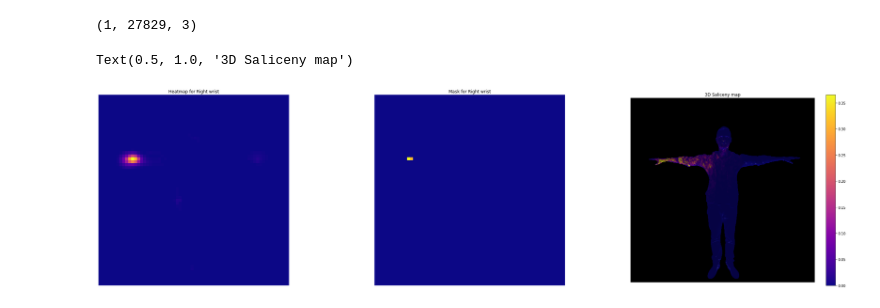
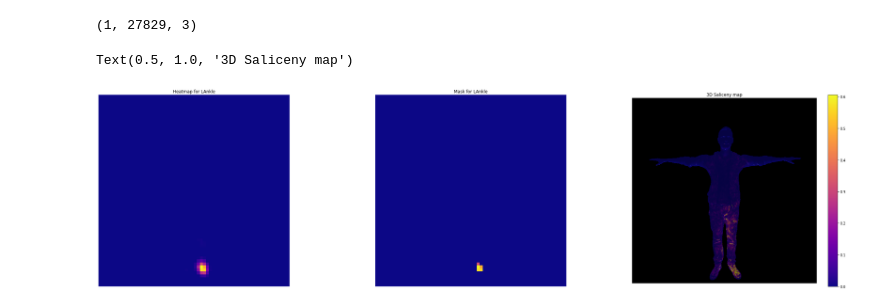
Before and after one commit to alexus37/MasterThesisCode, a Jupyter notebook: experiments/torch3d/01_render_image.ipynb, the cells around one changed output. Saved outputs shown, nothing was run; the diff lists cells and outputs as text; code cells hidden in the pictures.

Commit message:
run attribution for knee and ankle

```diff
--- a/experiments/torch3d/01_render_image.ipynb
+++ b/experiments/torch3d/01_render_image.ipynb
@@ -128,13 +129,37 @@ plt.axis("off");
 # %% [output]
 [figure]
 # %%
+class CocoPart(Enum):
+    Nose = 0
+    Neck = 1
+    RShoulder = 2
+    RElbow = 3
+    RWrist = 4
+    LShoulder = 5
+    LElbow = 6
+    LWrist = 7
+    RHip = 8
+    RKnee = 9
+    RAnkle = 10
+    LHip = 11
+    LKnee = 12
+    LAnkle = 13
+    REye = 14
+    LEye = 15
+    REar = 16
+    LEar = 17
+    Background = 18
+
 def where(cond, x_1, x_2):
     cond = cond.float()
     return (cond * x_1) + ((1-cond) * x_2)
 
+ATTRIBUTION_PART = CocoPart.LAnkle
+ATTRIBUTION_INDEX = ATTRIBUTION_PART.value # attribution index
+ATTRIBUTION_NAME = ATTRIBUTION_PART.name # attribution index
+
 body_input = (images[..., :3] - 0.5).permute((0, 3, 1, 2)).float()
 paf, heat = body_estimation.model(body_input)
-ATTRIBUTION_INDEX = 4
 heatmap_attr = heat[0, ATTRIBUTION_INDEX, :, :]
 zero_heatmap = torch.zeros_like(heatmap_attr, device=device)
 peak_tensor = where(heatmap_attr > 0.3, heatmap_attr, zero_heatmap)
@@ -181,26 +206,26 @@ heat_renderer = MeshRenderer(
 # %%
 heat_images = heat_renderer(heat_mesh)
 
 heatmap = heat[0, ATTRIBUTION_INDEX, :, :].detach().cpu().numpy()
 peak_np = peak_tensor.detach().cpu().numpy()
 fig = plt.figure(figsize=(40, 10))
 
 ax = fig.add_subplot(1, 3, 1)
 pcm = ax.imshow(heatmap,  cmap='plasma')
 ax.axis('off')
-ax.set_title('Heatmap for Right wrist')
+ax.set_title(f'Heatmap for {ATTRIBUTION_NAME}')
 
 ax = fig.add_subplot(1, 3, 2)
 pcm = ax.imshow(peak_np,  cmap='plasma')
 ax.axis('off')
-ax.set_title('Mask for Right wrist')
+ax.set_title(f'Mask for {ATTRIBUTION_NAME}')
 
 ax = fig.add_subplot(1, 3, 3)
 ax.imshow(heat_images.detach().cpu().numpy()[0])
 ax.axis('off')
 fig.colorbar(pcm, ax=ax, cmap='plasma')
 ax.set_title('3D Saliceny map')
 # %% [output]
 Text(0.5, 1.0, '3D Saliceny map')
-[figure, old version]
+[figure, new version]
 # %%
```
Also changed, not shown: parts of 5 cells of this notebook.
